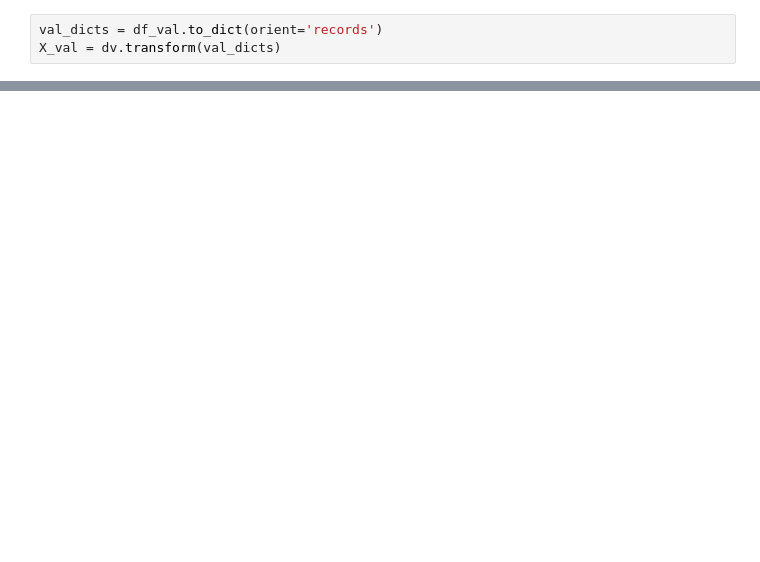
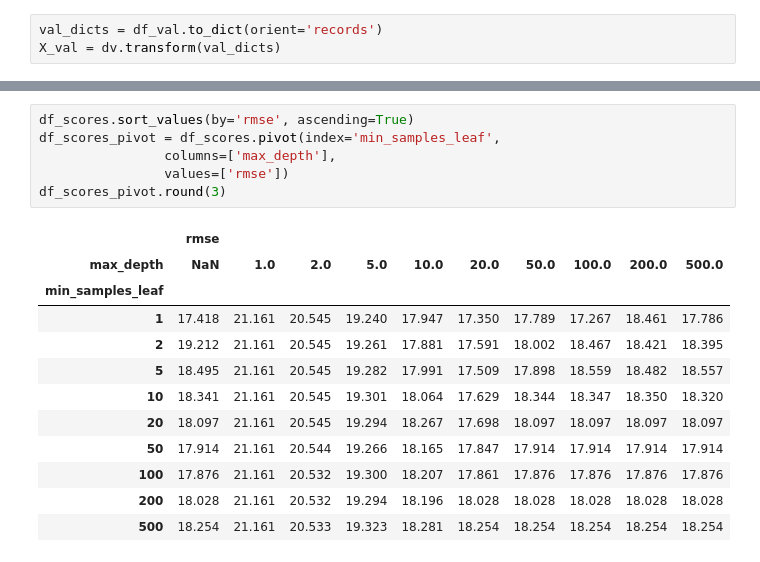
Before and after one commit to bergimax/music-popularity-prediction, a Jupyter notebook: Proj2.ipynb, the cells around one changed output, grey strips where cells are left out. Cells and saved outputs as stored; diff of their text form; blank space fills up the shorter version.

```diff
--- a/Proj2.ipynb
+++ b/Proj2.ipynb
@@ -402,0 +451,19 @@ X_val = dv.transform(val_dicts)
+# %%
+df_scores.sort_values(by='rmse', ascending=True)
+df_scores_pivot = df_scores.pivot(index='min_samples_leaf',
+                columns=['max_depth'],
+                values=['rmse'])
+df_scores_pivot.round(3)
+# %% [output]
+|  | rmse |  |  |  |  |  |  |  |  |  |
+| max_depth | NaN | 1.0 | 2.0 | 5.0 | 10.0 | 20.0 | 50.0 | 100.0 | 200.0 | 500.0 |
+| min_samples_leaf |  |  |  |  |  |  |  |  |  |  |
+| 1 | 17.418 | 21.161 | 20.545 | 19.240 | 17.947 | 17.350 | 17.789 | 17.267 | 18.461 | 17.786 |
+| 2 | 19.212 | 21.161 | 20.545 | 19.261 | 17.881 | 17.591 | 18.002 | 18.467 | 18.421 | 18.395 |
+| 5 | 18.495 | 21.161 | 20.545 | 19.282 | 17.991 | 17.509 | 17.898 | 18.559 | 18.482 | 18.557 |
+| 10 | 18.341 | 21.161 | 20.545 | 19.301 | 18.064 | 17.629 | 18.344 | 18.347 | 18.350 | 18.320 |
+| 20 | 18.097 | 21.161 | 20.545 | 19.294 | 18.267 | 17.698 | 18.097 | 18.097 | 18.097 | 18.097 |
+| 50 | 17.914 | 21.161 | 20.544 | 19.266 | 18.165 | 17.847 | 17.914 | 17.914 | 17.914 | 17.914 |
+| 100 | 17.876 | 21.161 | 20.532 | 19.300 | 18.207 | 17.861 | 17.876 | 17.876 | 17.876 | 17.876 |
+| 200 | 18.028 | 21.161 | 20.532 | 19.294 | 18.196 | 18.028 | 18.028 | 18.028 | 18.028 | 18.028 |
+| 500 | 18.254 | 21.161 | 20.533 | 19.323 | 18.281 | 18.254 | 18.254 | 18.254 | 18.254 | 18.254 |
```
Also changed, not shown: parts of 35 cells of this notebook.
